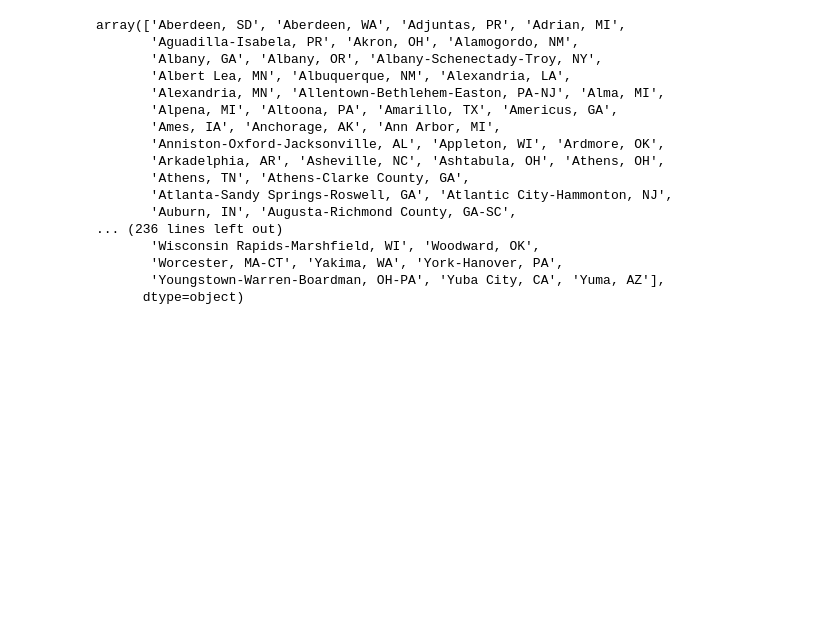
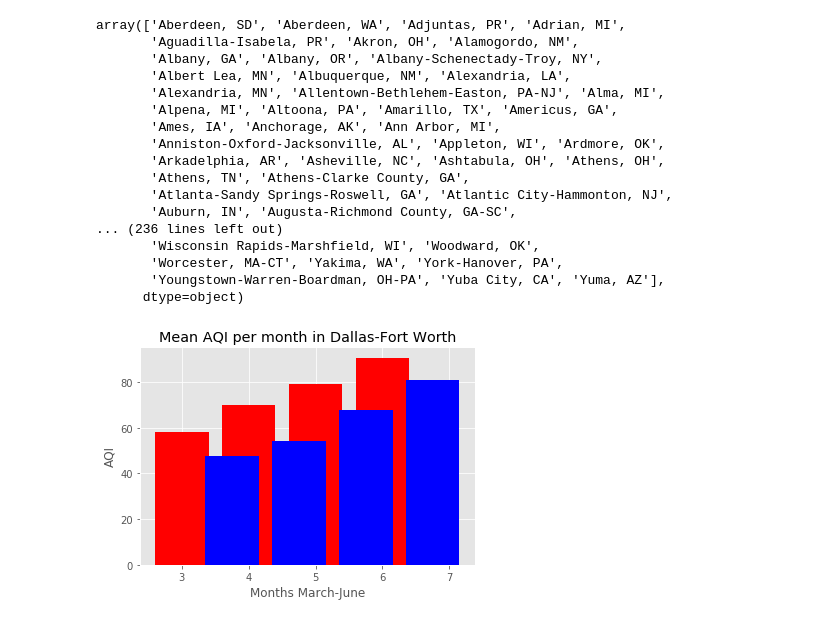
Before and after one commit to jmarkhei/BreathfreshCOVIDair, a Jupyter notebook: graphing7_22.ipynb, the cells around one changed output. Saved outputs shown, nothing was run; the diff lists cells and outputs as text; code cells hidden in the pictures; blank space fills up the shorter version.

```diff
--- a/graphing7_22.ipynb
+++ b/graphing7_22.ipynb
@@ -484,5 +484,22 @@ array(['Aberdeen, SD', 'Aberdeen, WA', 'Adjuntas, PR', 'Adrian, MI',
       dtype=object)
 # %%
 aqi_singleton_monthly_mean = aqi_singleton.groupby(['ReportingArea', 'Month']).mean()['AQI'].reset_index()
+# %%
+fig, ax = plt.subplots()
+N = 4
+width = .75
+x = historic_CBSA_groups_monthly_mean.loc[historic_CBSA_groups_monthly_mean['CBSA'] == 'Dallas-Fort Worth-Arlington, TX', ['Month']]
+y = historic_CBSA_groups_monthly_mean.loc[historic_CBSA_groups_monthly_mean['CBSA'] == 'Dallas-Fort Worth-Arlington, TX', ['AQI']]
+x_a = aqi_singleton_monthly_mean.loc[aqi_singleton_monthly_mean['ReportingArea'] == 'Dallas-Fort Worth', ['Month']]
+y_a = aqi_singleton_monthly_mean.loc[aqi_singleton_monthly_mean['ReportingArea'] == 'Dallas-Fort Worth', ['AQI']]
+ax.bar(x.Month ,y.AQI, color='red')
+ax.bar(x_a.Month+width, y_a.AQI, color='blue')
+
+ax.set_xlabel('Months March-June')
+ax.set_ylabel('AQI')
+ax.set_title('Mean AQI per month in Dallas-Fort Worth')
+plt.show()
+# %% [output]
+[figure, added]
 # %%
 fig, ax = plt.subplots()
```
Also changed, not shown: parts of 43 cells of this notebook, 2 other files.
